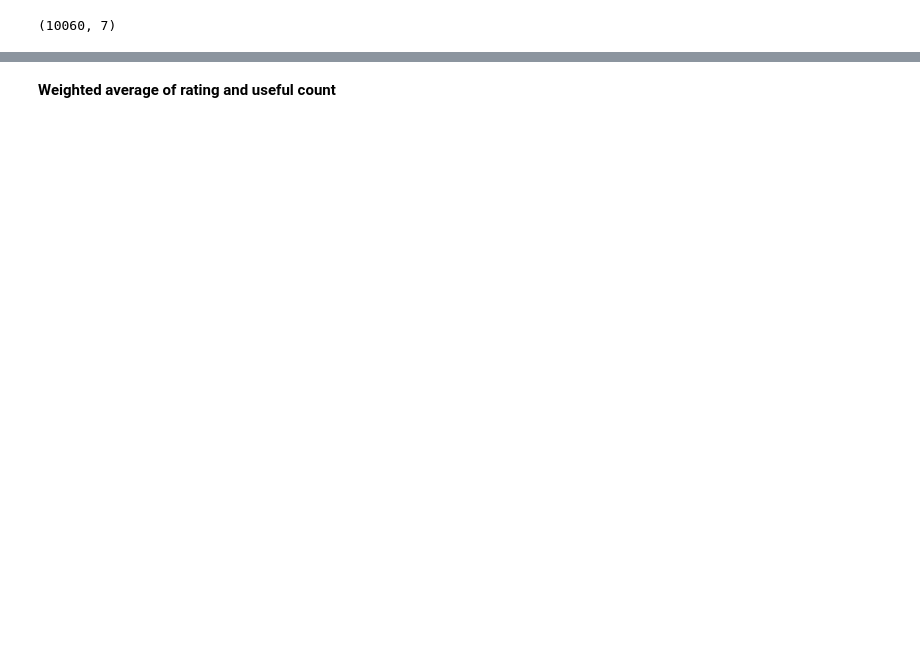
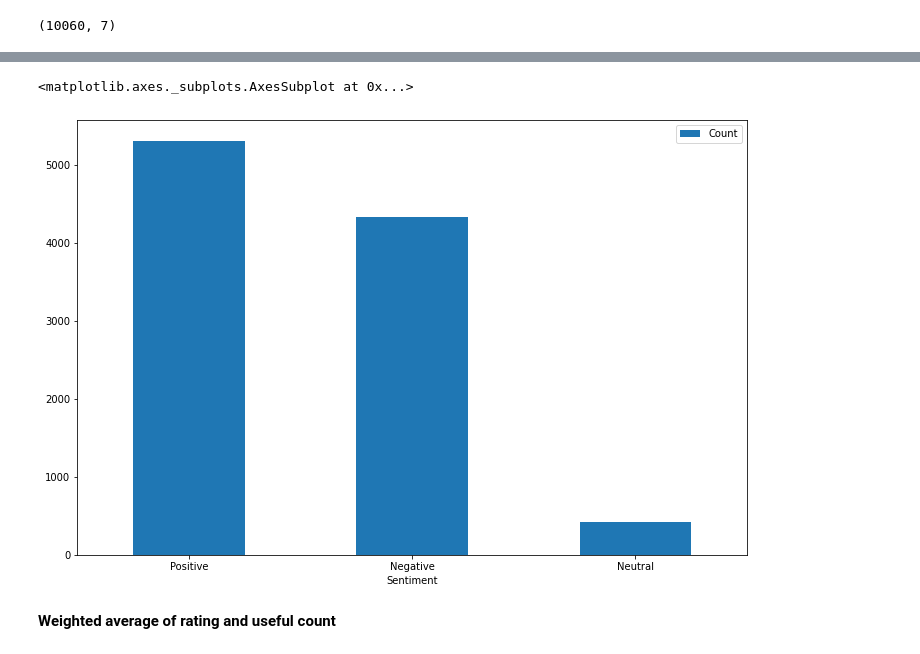
Before and after one commit to khushbooekhande/DrugRecommendationSystem, a Jupyter notebook: Implementation/Drug_Recommendation_WeightedAvg.ipynb, the cells around one changed output, grey strips where cells are left out. Drawn from its saved outputs; the diff is of its cells as text; code cells hidden in the pictures; blank space fills up the shorter version.

Commit message:
Added missing graph for sentiment values.

```diff
--- a/Implementation/Drug_Recommendation_WeightedAvg.ipynb
+++ b/Implementation/Drug_Recommendation_WeightedAvg.ipynb
@@ -173,4 +173,16 @@ merged_data
 10060 rows × 7 columns
+# %%
+import matplotlib.pyplot as plt
+import seaborn as sns
+
+# Plotting the sentiment column unique value and their counts.
+sentiment_values = merged_data['Review_Sentiment'].unique()
+
+senti = pd.DataFrame({'Sentiment':sentiment_values, 'Count': merged_data['Review_Sentiment'].value_counts()})
+senti.plot.bar(x='Sentiment', y='Count', rot=0, figsize=(12,8))
+# %% [output]
+<matplotlib.axes._subplots.AxesSubplot at 0x...>
+[figure, added]
 # %%
 #Exporting data to csv.
 merged_data.to_csv(r'drive/My Drive/gtdt/Drug_Recommender.csv', index=False)
```
Also changed, not shown: parts of 9 cells of this notebook.
